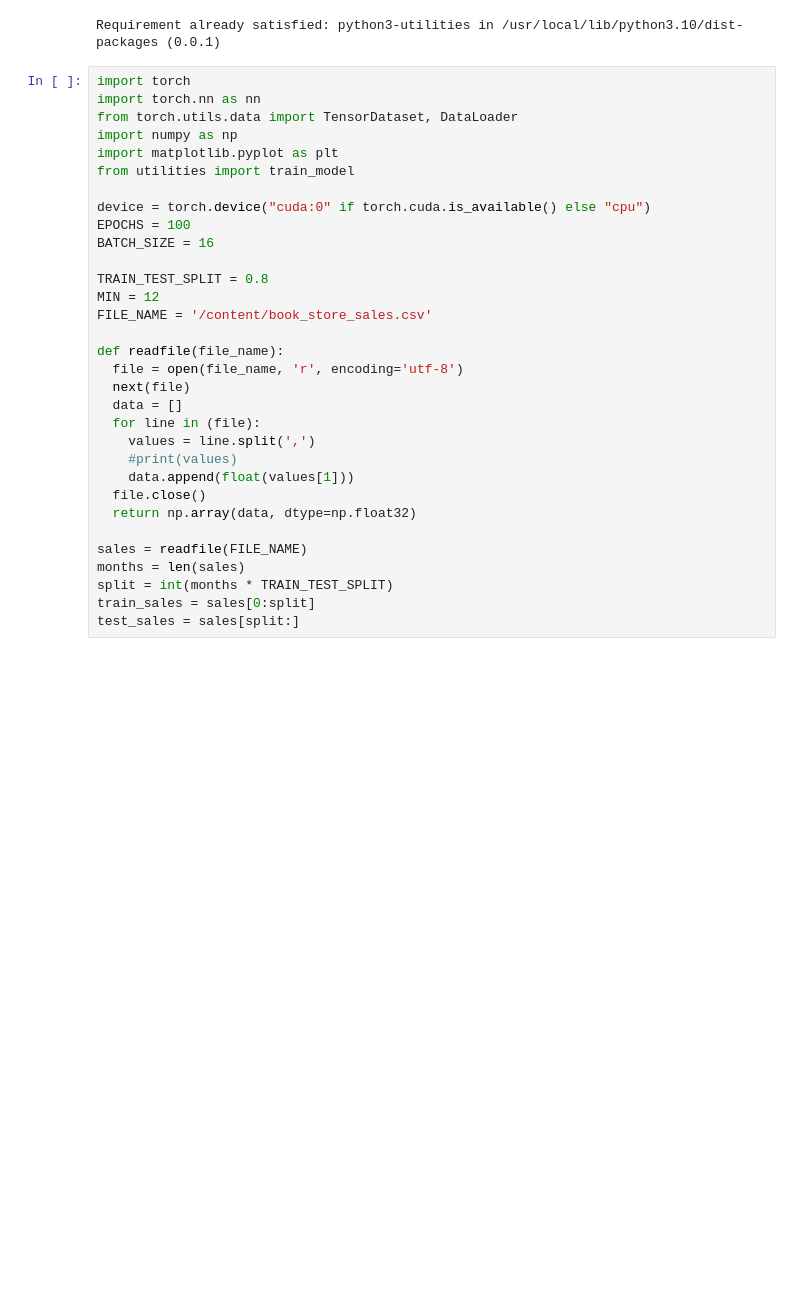
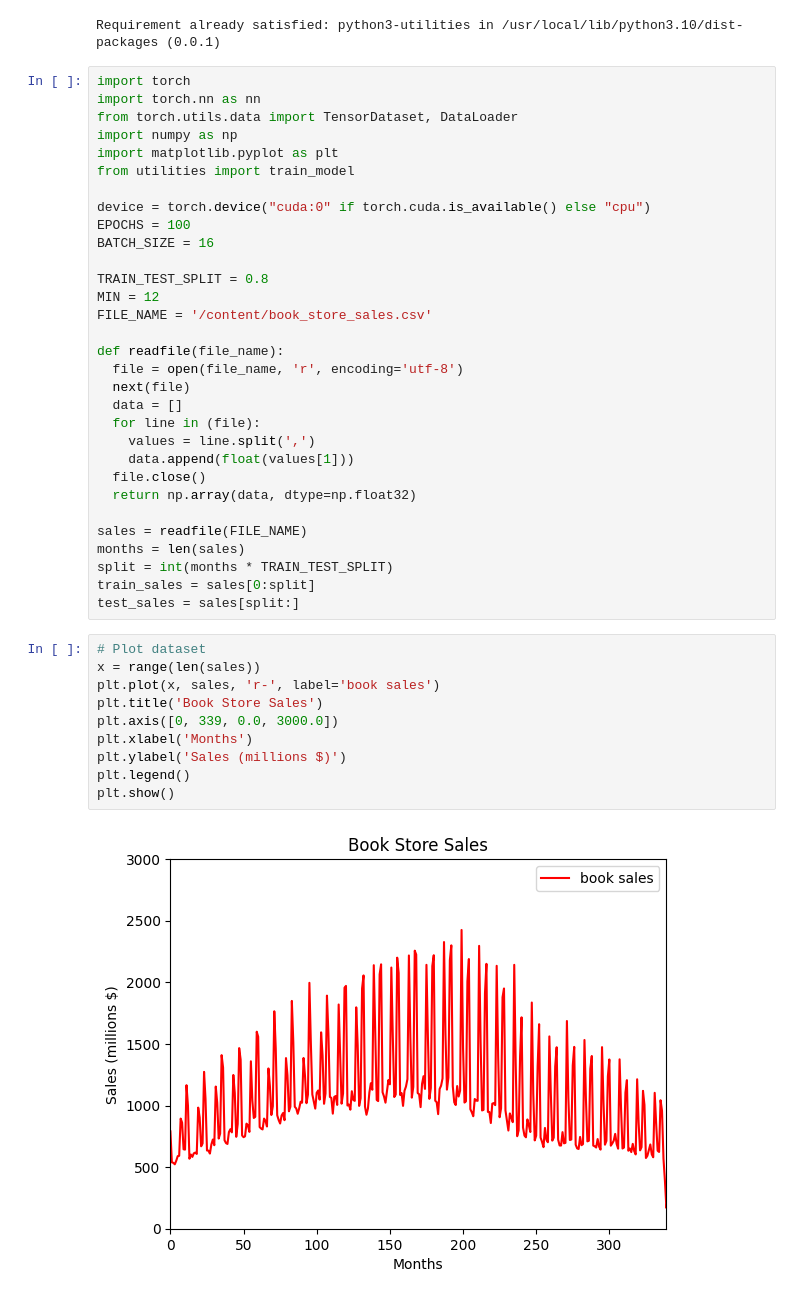
Before and after one commit to Shokhzod2202/AI-Application, a Jupyter notebook: Week11Lab.ipynb, the cells around one changed output. Saved outputs shown, nothing was run; the diff lists cells and outputs as text; blank space fills up the shorter version.

```diff
--- a/Week11Lab.ipynb
+++ b/Week11Lab.ipynb
@@ -34,7 +34,6 @@ def readfile(file_name):
   data = []
   for line in (file):
     values = line.split(',')
-    #print(values)
     data.append(float(values[1]))
   file.close()
   return np.array(data, dtype=np.float32)
@@ -44,3 +43,15 @@ months = len(sales)
 split = int(months * TRAIN_TEST_SPLIT)
 train_sales = sales[0:split]
 test_sales = sales[split:]
+# %%
+# Plot dataset
+x = range(len(sales))
+plt.plot(x, sales, 'r-', label='book sales')
+plt.title('Book Store Sales')
+plt.axis([0, 339, 0.0, 3000.0])
+plt.xlabel('Months')
+plt.ylabel('Sales (millions $)')
+plt.legend()
+plt.show()
+# %% [output]
+[figure, added]
```
Also changed, not shown: parts of 5 cells of this notebook.
